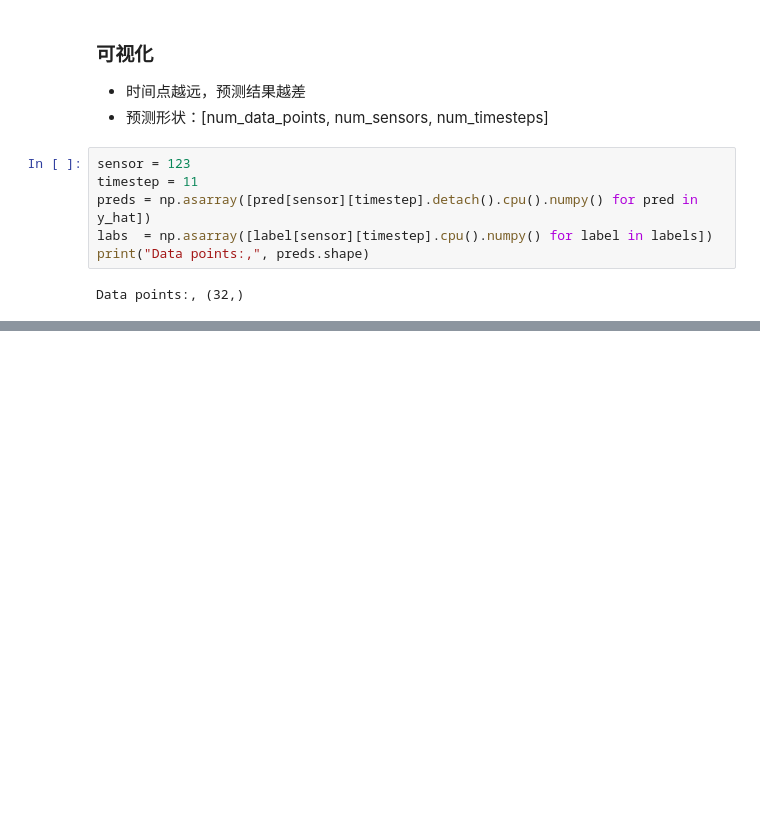
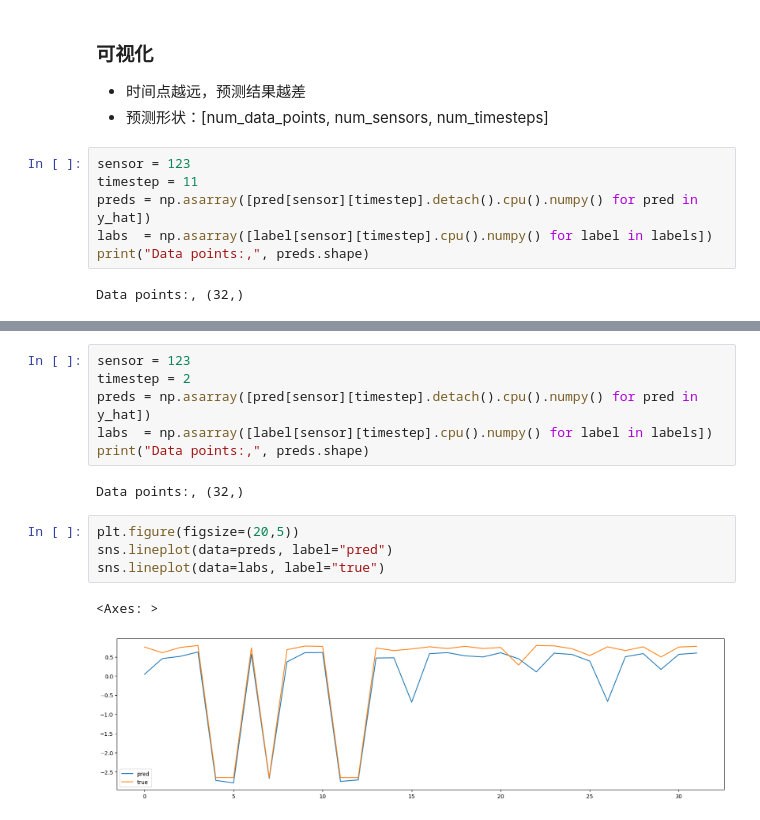
Before and after one commit to 2056zhuanjia/STGCN, a Jupyter notebook: a3tgcn_for_traffic_forecasting_CN.ipynb, the cells around one changed output, grey strips where cells are left out. Saved outputs shown, nothing was run; the diff lists cells and outputs as text; blank space fills up the shorter version.

```diff
--- a/a3tgcn_for_traffic_forecasting_CN.ipynb
+++ b/a3tgcn_for_traffic_forecasting_CN.ipynb
@@ -270,0 +271,15 @@ sns.lineplot(data=labs, label="true")
+# %%
+sensor = 123
+timestep = 2
+preds = np.asarray([pred[sensor][timestep].detach().cpu().numpy() for pred in y_hat])
+labs  = np.asarray([label[sensor][timestep].cpu().numpy() for label in labels])
+print("Data points:,", preds.shape)
+# %% [output]
+Data points:, (32,)
+# %%
+plt.figure(figsize=(20,5))
+sns.lineplot(data=preds, label="pred")
+sns.lineplot(data=labs, label="true")
+# %% [output]
+<Axes: >
+[figure, added]
```
Also changed, not shown: parts of 3 cells of this notebook, 1 other file.
